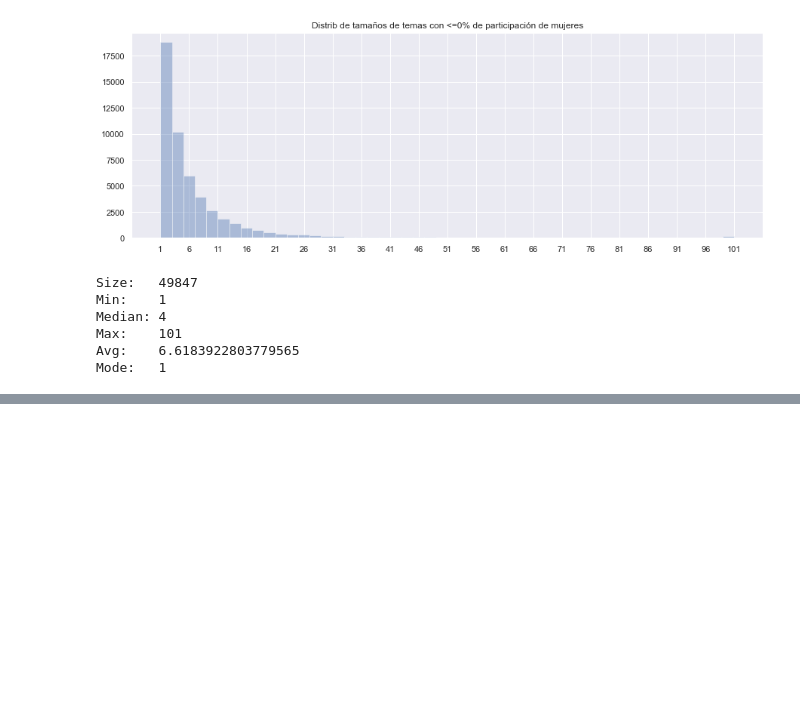
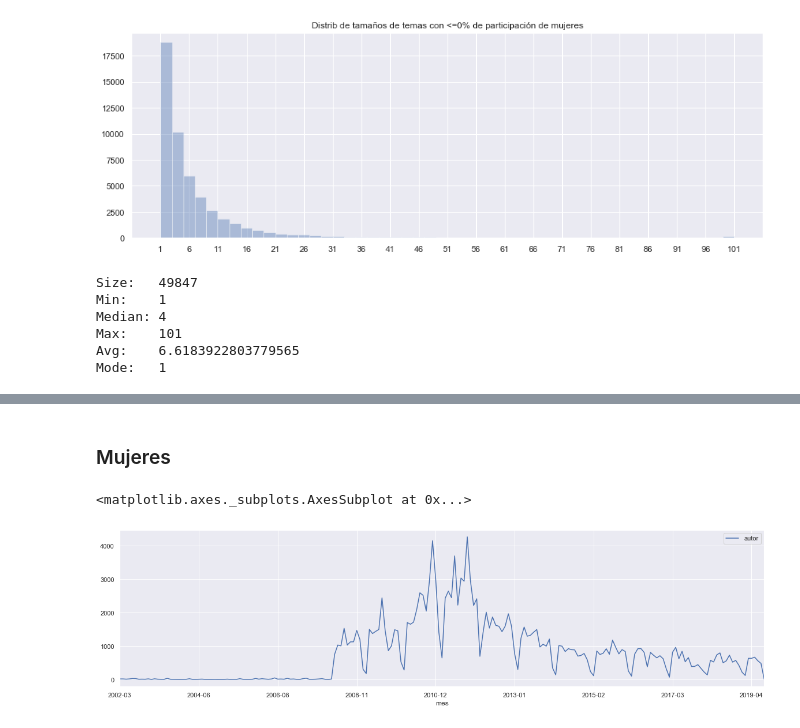
Before and after one commit to imfd/analisis-ucursos, a Jupyter notebook: notebooks/2019-09-02-exploracion_final_final.ipynb, the cells around one changed output, grey strips where cells are left out. Drawn from its saved outputs; the diff is of its cells as text; code cells hidden in the pictures; blank space fills up the shorter version.

```diff
--- a/notebooks/2019-09-02-exploracion_final_final.ipynb
+++ b/notebooks/2019-09-02-exploracion_final_final.ipynb
@@ -875,0 +874,2 @@ M: 101 (100.0%) F: 0 (0.0%) T: 101 - pa los dcc
+# %%
+usuarios_df = pd.DataFrame(((m.autor, m.genero, m.fecha_creacion) for _, m in mensajes.items()), columns=["autor", "genero", "fecha"])
@@ -875,0 +883,2 @@ M: 101 (100.0%) F: 0 (0.0%) T: 101 - pa los dcc
+# %%
+usuarios_df['mes'] = usuarios_df['fecha'].apply(lambda x: x.strftime("%Y-%m"))
@@ -875,0 +894,11 @@ M: 101 (100.0%) F: 0 (0.0%) T: 101 - pa los dcc
+# %% [markdown]
+### Mujeres
+# %%
+m = usuarios_df.loc[usuarios_df['genero'] == 'F']
+
+counts = m.set_index('mes').groupby('mes').count()
+plt.rcParams['figure.figsize'] = [20, 5]
+counts.reset_index().plot.line(x='mes', y='autor')
+# %% [output]
+<matplotlib.axes._subplots.AxesSubplot at 0x...>
+[figure, added]
```
Also changed, not shown: parts of 34 cells of this notebook, 4 other files.
